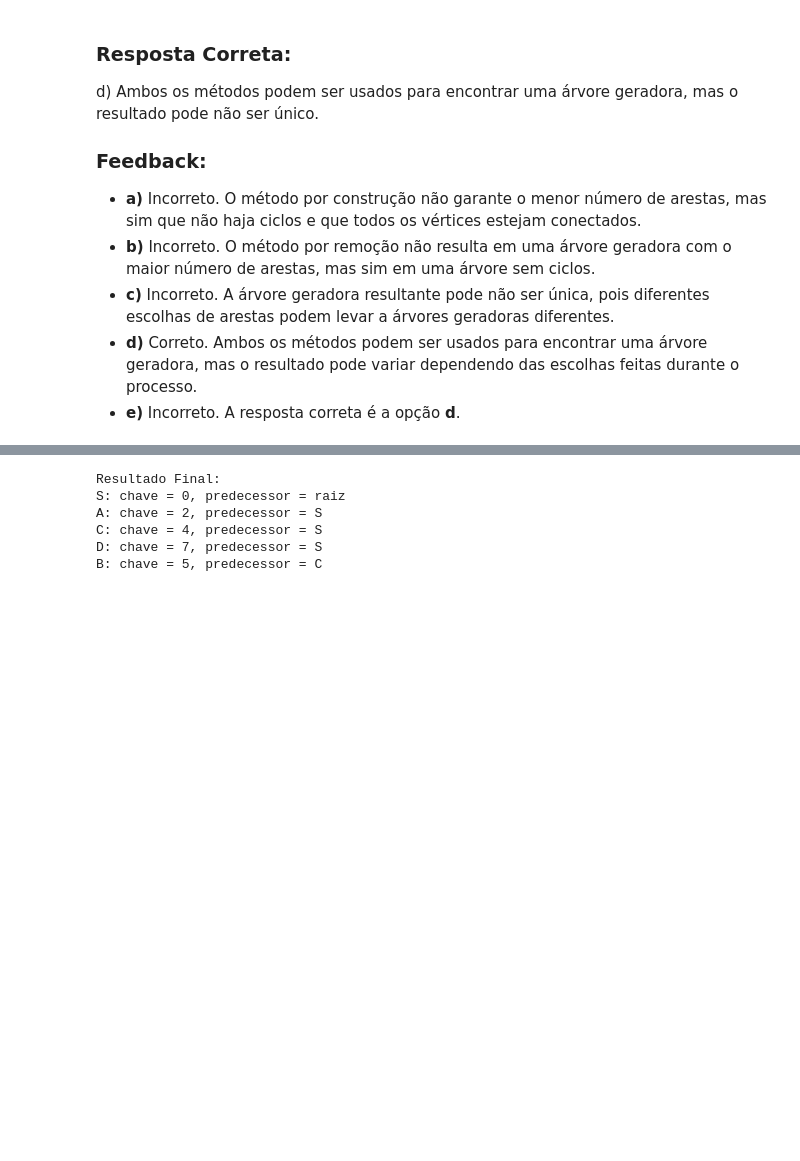
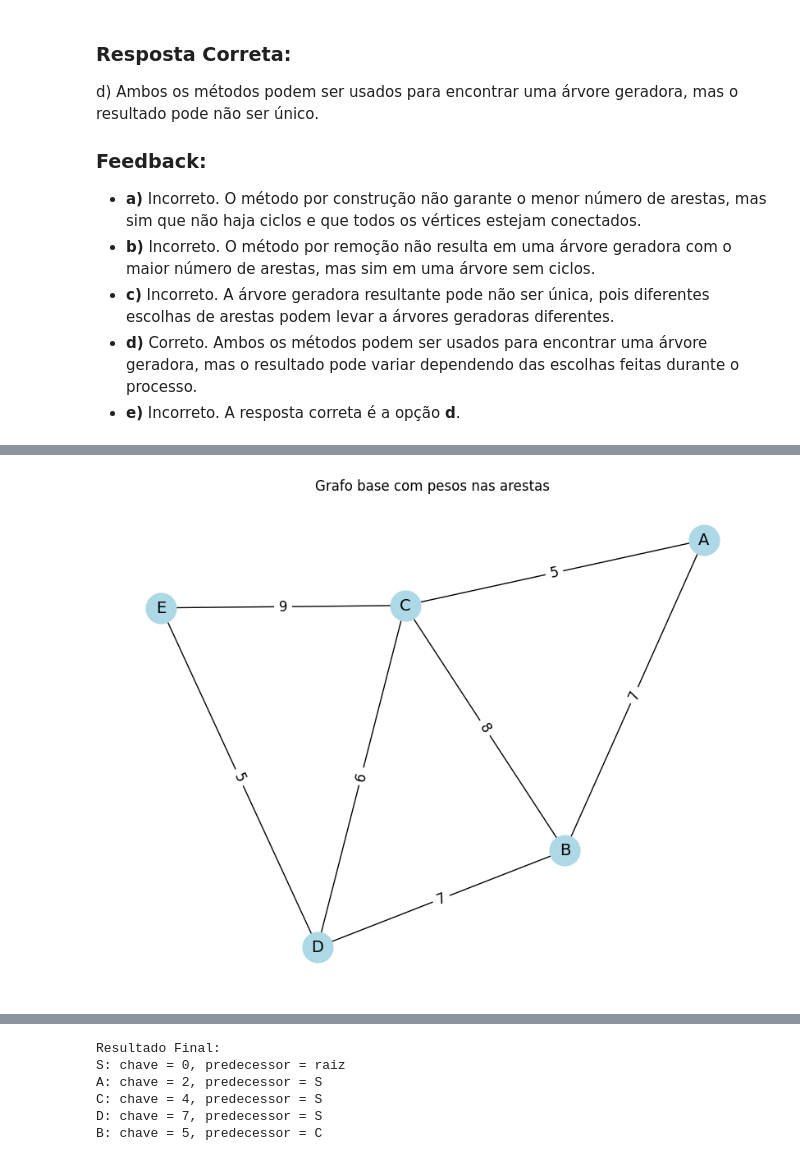
Before and after one commit to LeonardoVieiraGuimaraes/TeoriaGrafos, a Jupyter notebook: BancoPerguntas/ArvoreGeradoraCaminhosMinimos.ipynb, the cells around one changed output, grey strips where cells are left out. Cells and saved outputs as stored; diff of their text form; code cells hidden in the pictures; blank space fills up the shorter version.

```diff
--- a/BancoPerguntas/ArvoreGeradoraCaminhosMinimos.ipynb
+++ b/BancoPerguntas/ArvoreGeradoraCaminhosMinimos.ipynb
@@ -551,0 +589,81 @@ Custo total mínimo: 23
+# %%
+import networkx as nx
+import matplotlib.pyplot as plt
+
+
+
+# Grafo base
+edges = [
+    ("A", "B", 7),
+    ("A", "C", 5),
+    ("B", "C", 8),
+    ("B", "D", 7),
+    ("C", "D", 6),
+    ("C", "E", 9),
+    ("D", "E", 5),
+]
+G = nx.Graph()
+G.add_weighted_edges_from(edges)
+pos = nx.spring_layout(G, seed=42)
+
+plt.figure(figsize=(8, 6))
+nx.draw(G, pos, with_labels=True, node_color="lightblue", node_size=700, font_size=14)
+nx.draw_networkx_edge_labels(G, pos, edge_labels=nx.get_edge_attributes(G, "weight"), font_size=12)
+plt.title("Grafo base com pesos nas arestas")
+plt.show()
+
+# Alternativa A
+edges_a = [("A", "C", 5), ("D", "E", 5), ("C", "D", 6), ("A", "B", 7)]
+custo_a = sum([5, 5, 6, 7])  # 23
+G_a = nx.Graph()
+G_a.add_weighted_edges_from(edges_a)
+
+plt.figure(figsize=(6, 4))
+nx.draw(G_a, pos, with_labels=True, node_color="lightgreen", node_size=600, font_size=12)
+nx.draw_networkx_edge_labels(G_a, pos, edge_labels=nx.get_edge_attributes(G_a, "weight"), font_size=10)
+plt.title(f"Alternativa A (Custo total = {custo_a})")
+plt.show()
+
+# Alternativa B
+edges_b = [("A", "B", 7), ("B", "C", 8), ("C", "D", 6), ("D", "E", 5)]
+custo_b = sum([7, 8, 6, 5])  # 26
+G_b = nx.Graph()
+G_b.add_weighted_edges_from(edges_b)
+
+plt.figure(figsize=(6, 4))
+nx.draw(G_b, pos, with_labels=True, node_color="lightblue", node_size=600, font_size=12)
+nx.draw_networkx_edge_labels(G_b, pos, edge_labels=nx.get_edge_attributes(G_b, "weight"), font_size=10)
+plt.title(f"Alternativa B (Custo total = {custo_b})")
+plt.show()
+
+# Alternativa C
+edges_c = [("A", "C", 5), ("C", "D", 6), ("D", "E", 5), ("C", "E", 9)]
+custo_c = sum([5, 6, 5, 9])  # 25
+G_c = nx.Graph()
+G_c.add_weighted_edges_from(edges_c)
+
+plt.figure(figsize=(6, 4))
+nx.draw(G_c, pos, with_labels=True, node_color="orange", node_size=600, font_size=12)
+nx.draw_networkx_edge_labels(G_c, pos, edge_labels=nx.get_edge_attributes(G_c, "weight"), font_size=10)
+plt.title(f"Alternativa C (Custo total = {custo_c})")
+plt.show()
+
+# Alternativa D
+edges_d = [("A", "B", 7), ("B", "D", 7), ("D", "E", 5), ("C", "E", 9)]
+custo_d = sum([7, 7, 5, 9])  # 28
+G_d = nx.Graph()
+G_d.add_weighted_edges_from(edges_d)
+
+plt.figure(figsize=(6, 4))
+nx.draw(G_d, pos, with_labels=True, node_color="violet", node_size=600, font_size=12)
+nx.draw_networkx_edge_labels(G_d, pos, edge_labels=nx.get_edge_attributes(G_d, "weight"), font_size=10)
+plt.title(f"Alternativa D (Custo total = {custo_d})")
+plt.show()
+
+# Conferindo a árvore geradora mínima real
+mst = nx.minimum_spanning_tree(G)
+custo_mst = sum(data["weight"] for _, _, data in mst.edges(data=True))
+print("Arestas da árvore geradora mínima:", list(mst.edges(data=True)))
+print("Custo total mínimo:", custo_mst)
+# %% [output]
+[figure, added]
```
Also changed, not shown: parts of 14 cells of this notebook.
